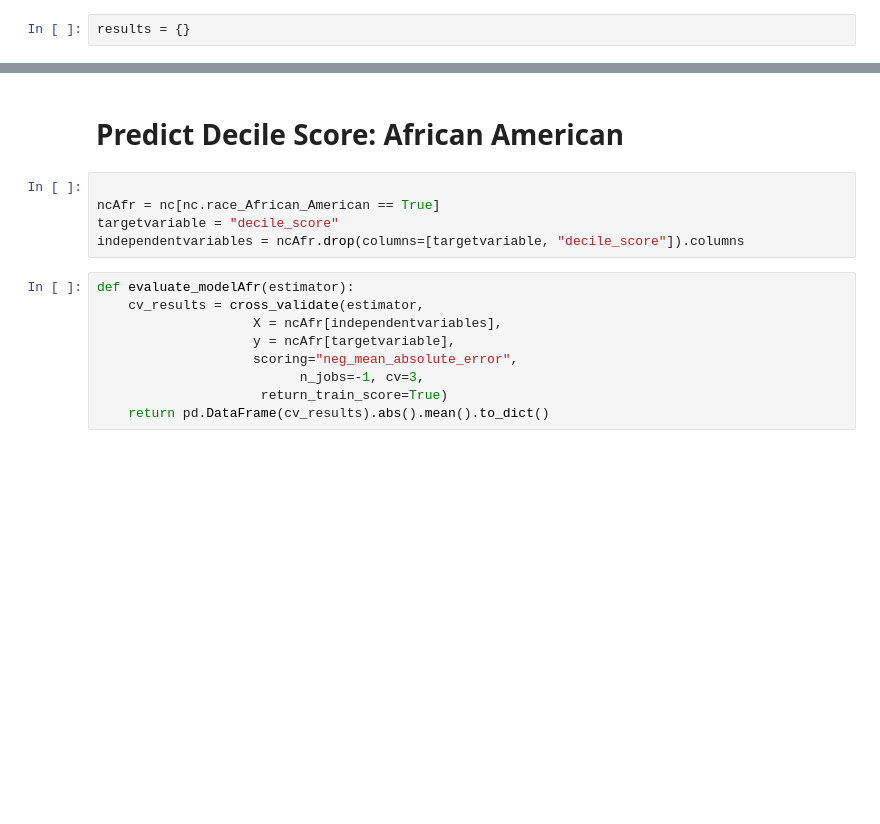
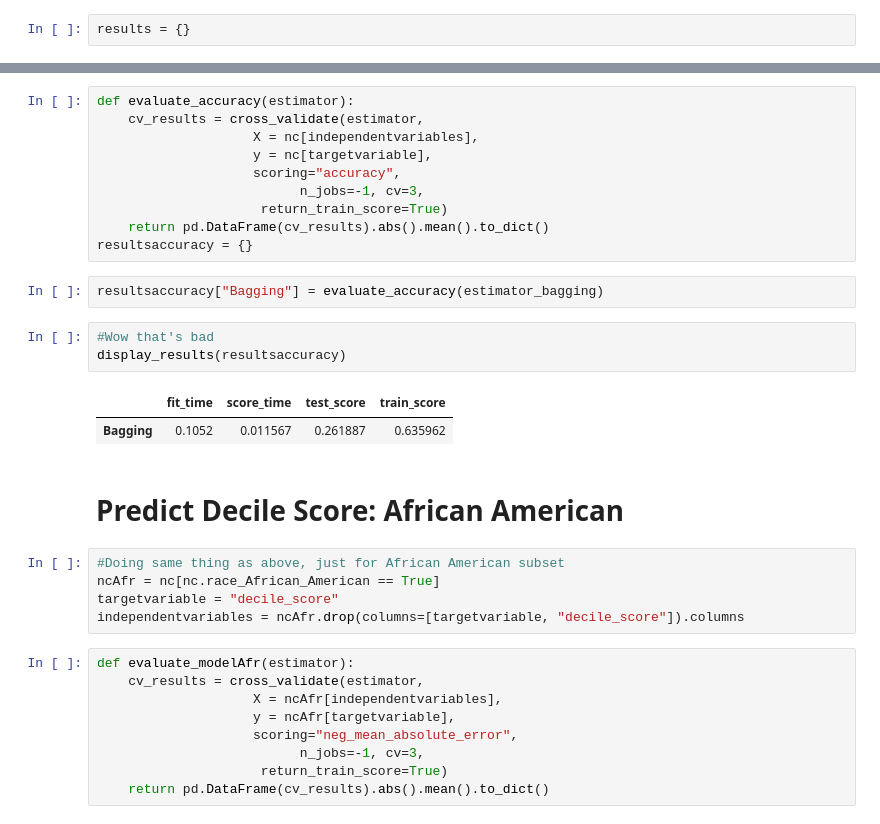
Before and after one commit to CyrusRR/iXDSCourseProject1, a Jupyter notebook: compas-analysis-master/COMPAS Hypothesis Retreived.ipynb, the cells around one changed output, grey strips where cells are left out. Saved outputs shown, nothing was run; the diff lists cells and outputs as text; blank space fills up the shorter version.

```diff
--- a/compas-analysis-master/COMPAS Hypothesis Retreived.ipynb
+++ b/compas-analysis-master/COMPAS Hypothesis Retreived.ipynb
@@ -1196,7 +1240,25 @@ display_results(results)
+# %%
+def evaluate_accuracy(estimator):
+    cv_results = cross_validate(estimator,
+                    X = nc[independentvariables],
+                    y = nc[targetvariable],
+                    scoring="accuracy",
+                          n_jobs=-1, cv=3,
+                     return_train_score=True)
+    return pd.DataFrame(cv_results).abs().mean().to_dict()
+resultsaccuracy = {}
+# %%
+resultsaccuracy["Bagging"] = evaluate_accuracy(estimator_bagging)
+# %%
+#Wow that's bad
+display_results(resultsaccuracy)
+# %% [output]
+|  | fit_time | score_time | test_score | train_score |
+| Bagging | 0.1052 | 0.011567 | 0.261887 | 0.635962 |
 # %% [markdown]
 # Predict Decile Score: African American
 # %%
-
+#Doing same thing as above, just for African American subset
 ncAfr = nc[nc.race_African_American == True]
 targetvariable = "decile_score"
 independentvariables = ncAfr.drop(columns=[targetvariable, "decile_score"]).columns
```
Also changed, not shown: parts of 53 cells of this notebook, 1 other file.
